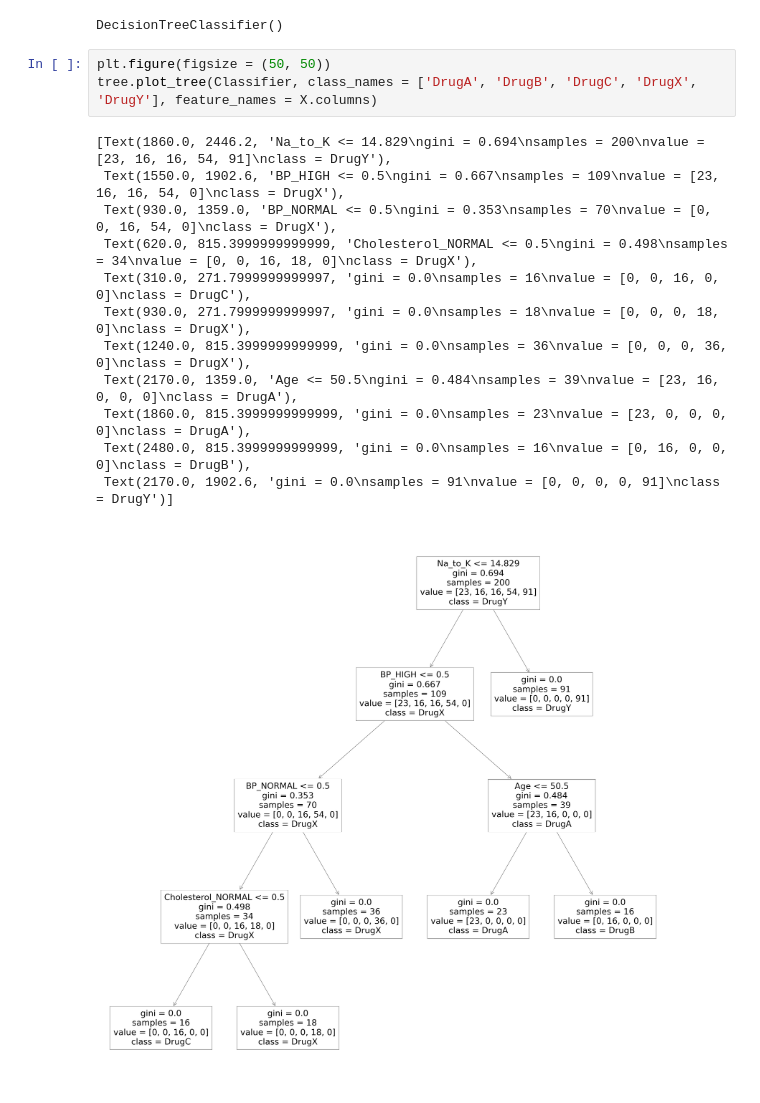
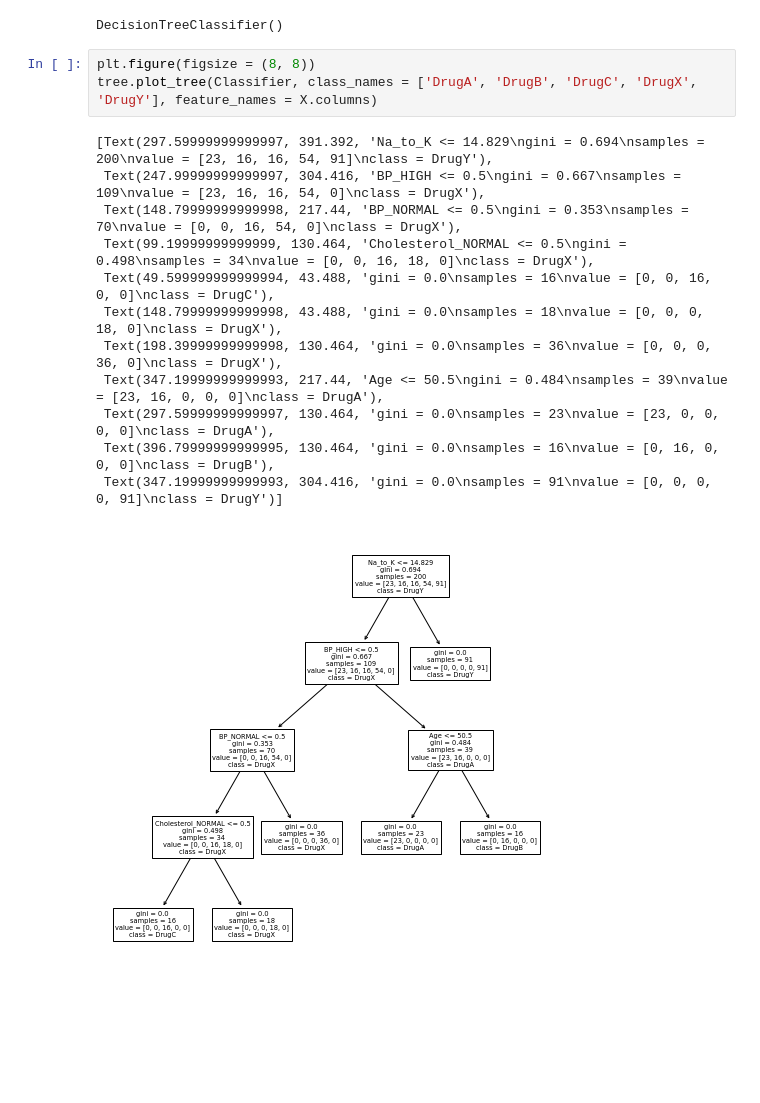
Before and after one commit to Vincent-Kwan/Decision-Tree-From-Scratch, a Jupyter notebook: dctree.ipynb, the cells around one changed output. Saved outputs shown, nothing was run; the diff lists cells and outputs as text; blank space fills up the shorter version.

Commit message:
Changed figsize

```diff
--- a/dctree.ipynb
+++ b/dctree.ipynb
@@ -77,18 +77,18 @@ Classifier.fit(X, Y)
 # %% [output]
 DecisionTreeClassifier()
 # %%
-plt.figure(figsize = (50, 50))
+plt.figure(figsize = (8, 8))
 tree.plot_tree(Classifier, class_names = ['DrugA', 'DrugB', 'DrugC', 'DrugX', 'DrugY'], feature_names = X.columns)
 # %% [output]
-[Text(1860.0, 2446.2, 'Na_to_K <= 14.829\ngini = 0.694\nsamples = 200\nvalue = [23, 16, 16, 54, 91]\nclass = DrugY'),
- Text(1550.0, 1902.6, 'BP_HIGH <= 0.5\ngini = 0.667\nsamples = 109\nvalue = [23, 16, 16, 54, 0]\nclass = DrugX'),
- Text(930.0, 1359.0, 'BP_NORMAL <= 0.5\ngini = 0.353\nsamples = 70\nvalue = [0, 0, 16, 54, 0]\nclass = DrugX'),
- Text(620.0, 815.3999999999999, 'Cholesterol_NORMAL <= 0.5\ngini = 0.498\nsamples = 34\nvalue = [0, 0, 16, 18, 0]\nclass = DrugX'),
- Text(310.0, 271.7999999999997, 'gini = 0.0\nsamples = 16\nvalue = [0, 0, 16, 0, 0]\nclass = DrugC'),
- Text(930.0, 271.7999999999997, 'gini = 0.0\nsamples = 18\nvalue = [0, 0, 0, 18, 0]\nclass = DrugX'),
- Text(1240.0, 815.3999999999999, 'gini = 0.0\nsamples = 36\nvalue = [0, 0, 0, 36, 0]\nclass = DrugX'),
- Text(2170.0, 1359.0, 'Age <= 50.5\ngini = 0.484\nsamples = 39\nvalue = [23, 16, 0, 0, 0]\nclass = DrugA'),
- Text(1860.0, 815.3999999999999, 'gini = 0.0\nsamples = 23\nvalue = [23, 0, 0, 0, 0]\nclass = DrugA'),
- Text(2480.0, 815.3999999999999, 'gini = 0.0\nsamples = 16\nvalue = [0, 16, 0, 0, 0]\nclass = DrugB'),
- Text(2170.0, 1902.6, 'gini = 0.0\nsamples = 91\nvalue = [0, 0, 0, 0, 91]\nclass = DrugY')]
+[Text(297.59999999999997, 391.392, 'Na_to_K <= 14.829\ngini = 0.694\nsamples = 200\nvalue = [23, 16, 16, 54, 91]\nclass = DrugY'),
+ Text(247.99999999999997, 304.416, 'BP_HIGH <= 0.5\ngini = 0.667\nsamples = 109\nvalue = [23, 16, 16, 54, 0]\nclass = DrugX'),
+ Text(148.79999999999998, 217.44, 'BP_NORMAL <= 0.5\ngini = 0.353\nsamples = 70\nvalue = [0, 0, 16, 54, 0]\nclass = DrugX'),
+ Text(99.19999999999999, 130.464, 'Cholesterol_NORMAL <= 0.5\ngini = 0.498\nsamples = 34\nvalue = [0, 0, 16, 18, 0]\nclass = DrugX'),
+ Text(49.599999999999994, 43.488, 'gini = 0.0\nsamples = 16\nvalue = [0, 0, 16, 0, 0]\nclass = DrugC'),
+ Text(148.79999999999998, 43.488, 'gini = 0.0\nsamples = 18\nvalue = [0, 0, 0, 18, 0]\nclass = DrugX'),
+ Text(198.39999999999998, 130.464, 'gini = 0.0\nsamples = 36\nvalue = [0, 0, 0, 36, 0]\nclass = DrugX'),
+ Text(347.19999999999993, 217.44, 'Age <= 50.5\ngini = 0.484\nsamples = 39\nvalue = [23, 16, 0, 0, 0]\nclass = DrugA'),
+ Text(297.59999999999997, 130.464, 'gini = 0.0\nsamples = 23\nvalue = [23, 0, 0, 0, 0]\nclass = DrugA'),
+ Text(396.79999999999995, 130.464, 'gini = 0.0\nsamples = 16\nvalue = [0, 16, 0, 0, 0]\nclass = DrugB'),
+ Text(347.19999999999993, 304.416, 'gini = 0.0\nsamples = 91\nvalue = [0, 0, 0, 0, 91]\nclass = DrugY')]
-[figure, old version]
+[figure, new version]
```
